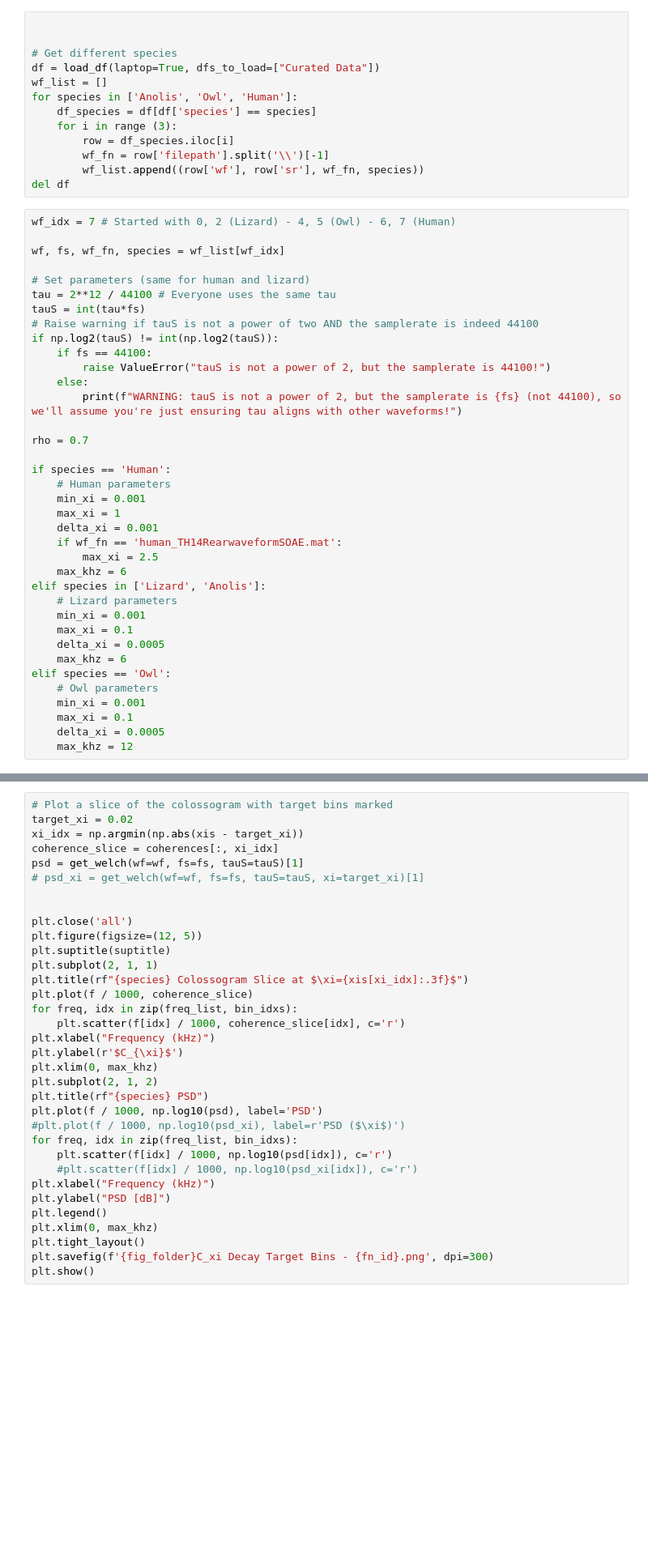
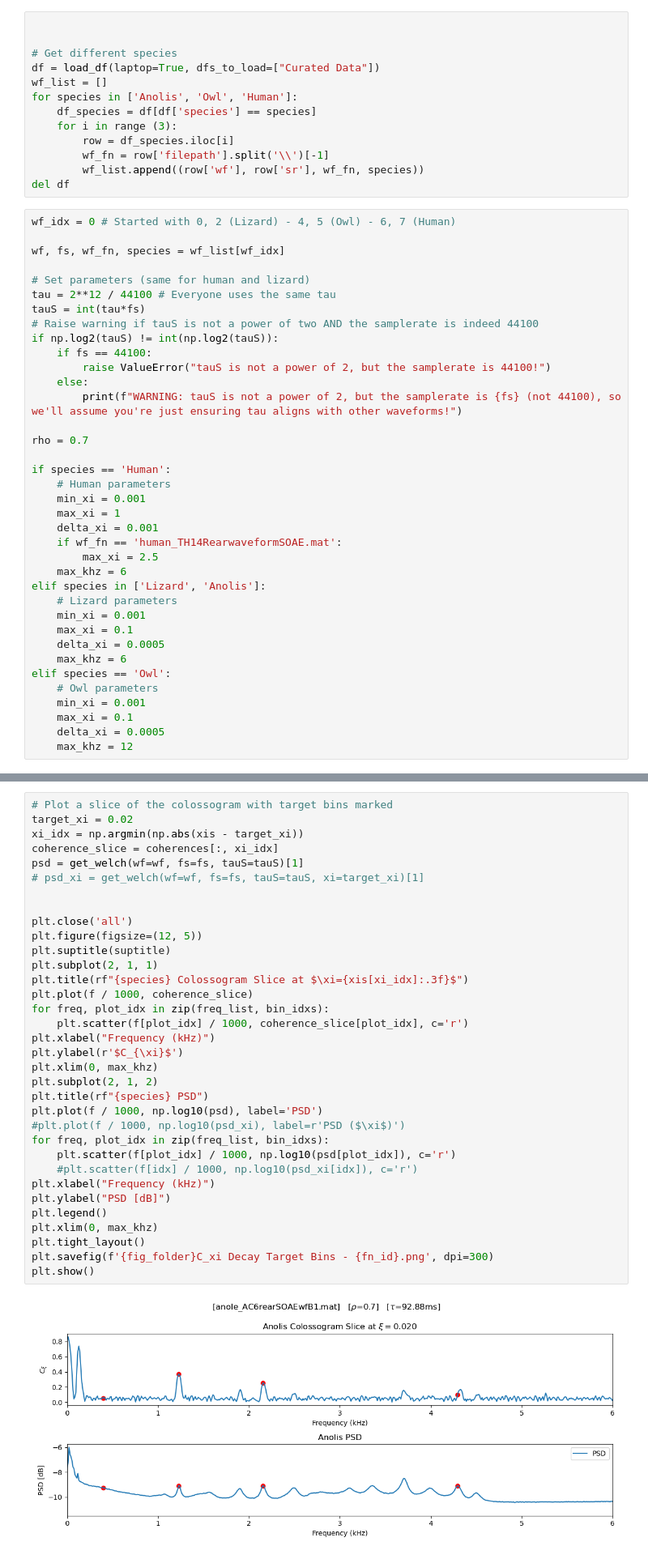
Before and after one commit to seththepeacock/phase_coherence, a Jupyter notebook: c_xi_decay.ipynb, the cells around one changed output, grey strips where cells are left out. Shown at 81% size. Drawn from its saved outputs; the diff is of its cells as text; blank space fills up the shorter version.

```diff
--- a/c_xi_decay.ipynb
+++ b/c_xi_decay.ipynb
@@ -27,7 +28,7 @@ for species in ['Anolis', 'Owl', 'Human']:
         wf_list.append((row['wf'], row['sr'], wf_fn, species))
 del df
 # %%
-wf_idx = 7 # Started with 0, 2 (Lizard) - 4, 5 (Owl) - 6, 7 (Human)
+wf_idx = 0 # Started with 0, 2 (Lizard) - 4, 5 (Owl) - 6, 7 (Human)
 
 wf, fs, wf_fn, species = wf_list[wf_idx]
 
@@ -147,37 +150,39 @@ plt.show()
 # %%
 # Plot a slice of the colossogram with target bins marked
 target_xi = 0.02
 xi_idx = np.argmin(np.abs(xis - target_xi))
 coherence_slice = coherences[:, xi_idx]
 psd = get_welch(wf=wf, fs=fs, tauS=tauS)[1]
 # psd_xi = get_welch(wf=wf, fs=fs, tauS=tauS, xi=target_xi)[1]
 
 
 plt.close('all')
 plt.figure(figsize=(12, 5))
 plt.suptitle(suptitle)
 plt.subplot(2, 1, 1)
 plt.title(rf"{species} Colossogram Slice at $\xi={xis[xi_idx]:.3f}$")
 plt.plot(f / 1000, coherence_slice)
-for freq, idx in zip(freq_list, bin_idxs):
-    plt.scatter(f[idx] / 1000, coherence_slice[idx], c='r')
+for freq, plot_idx in zip(freq_list, bin_idxs):
+    plt.scatter(f[plot_idx] / 1000, coherence_slice[plot_idx], c='r')
 plt.xlabel("Frequency (kHz)")
 plt.ylabel(r'$C_{\xi}$')
 plt.xlim(0, max_khz)
 plt.subplot(2, 1, 2)
 plt.title(rf"{species} PSD")
 plt.plot(f / 1000, np.log10(psd), label='PSD')
 #plt.plot(f / 1000, np.log10(psd_xi), label=r'PSD ($\xi$)')
-for freq, idx in zip(freq_list, bin_idxs):
-    plt.scatter(f[idx] / 1000, np.log10(psd[idx]), c='r')
+for freq, plot_idx in zip(freq_list, bin_idxs):
+    plt.scatter(f[plot_idx] / 1000, np.log10(psd[plot_idx]), c='r')
     #plt.scatter(f[idx] / 1000, np.log10(psd_xi[idx]), c='r')
 plt.xlabel("Frequency (kHz)")
 plt.ylabel("PSD [dB]")
 plt.legend()
 plt.xlim(0, max_khz)
 plt.tight_layout()
 plt.savefig(f'{fig_folder}C_xi Decay Target Bins - {fn_id}.png', dpi=300)
 plt.show()
+# %% [output]
+[figure, added]
 # %%
 def get_is_signal(coherences, f, xis, f_target_idx, f_noise=12000, sample_hw=5, z_alpha=0.05, crop=False):
     f_noise_idx = (np.abs(f - f_noise)).argmin()  # find frequency bin index closest to our 12kHz cutoff
```
Also changed, not shown: parts of 7 cells of this notebook, 10 other files.
